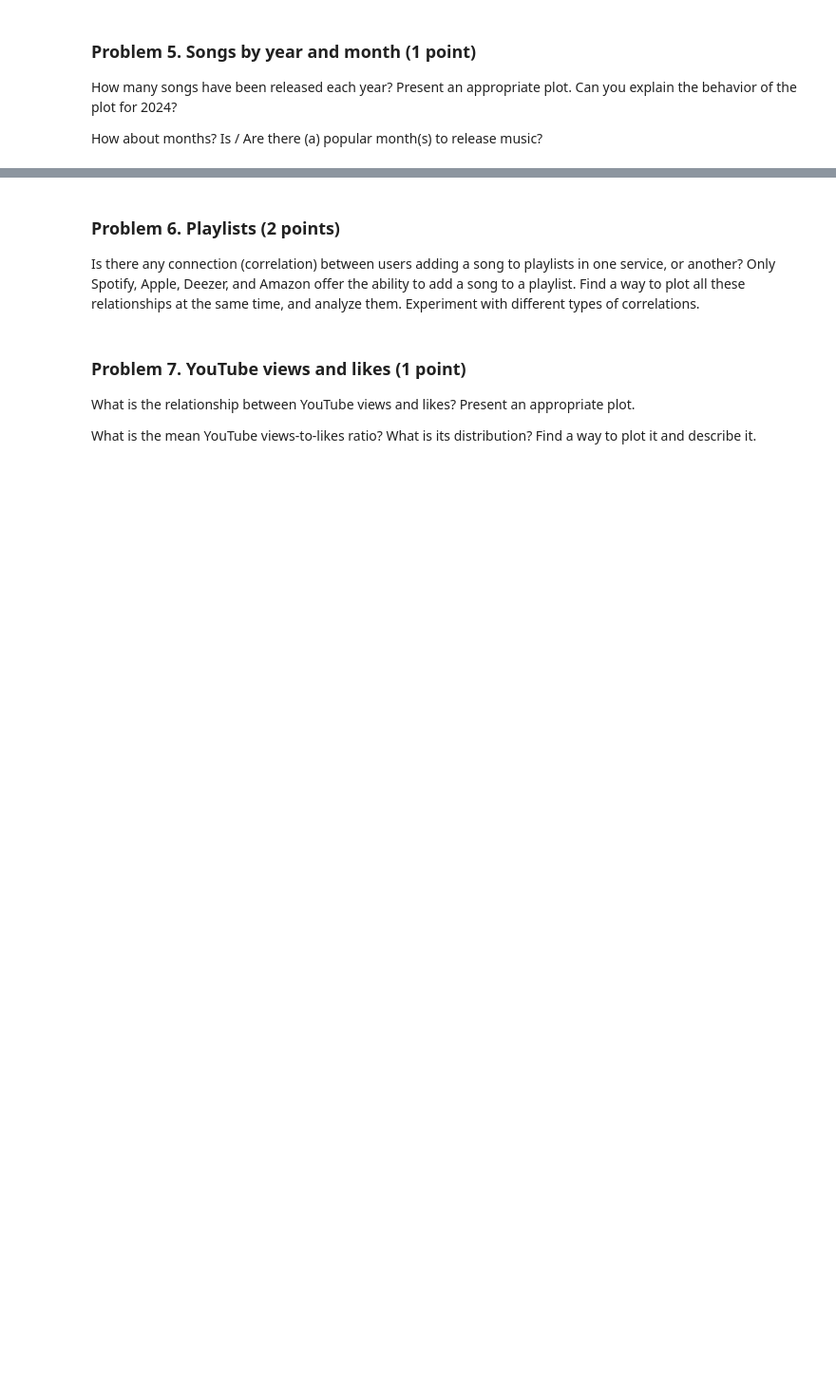
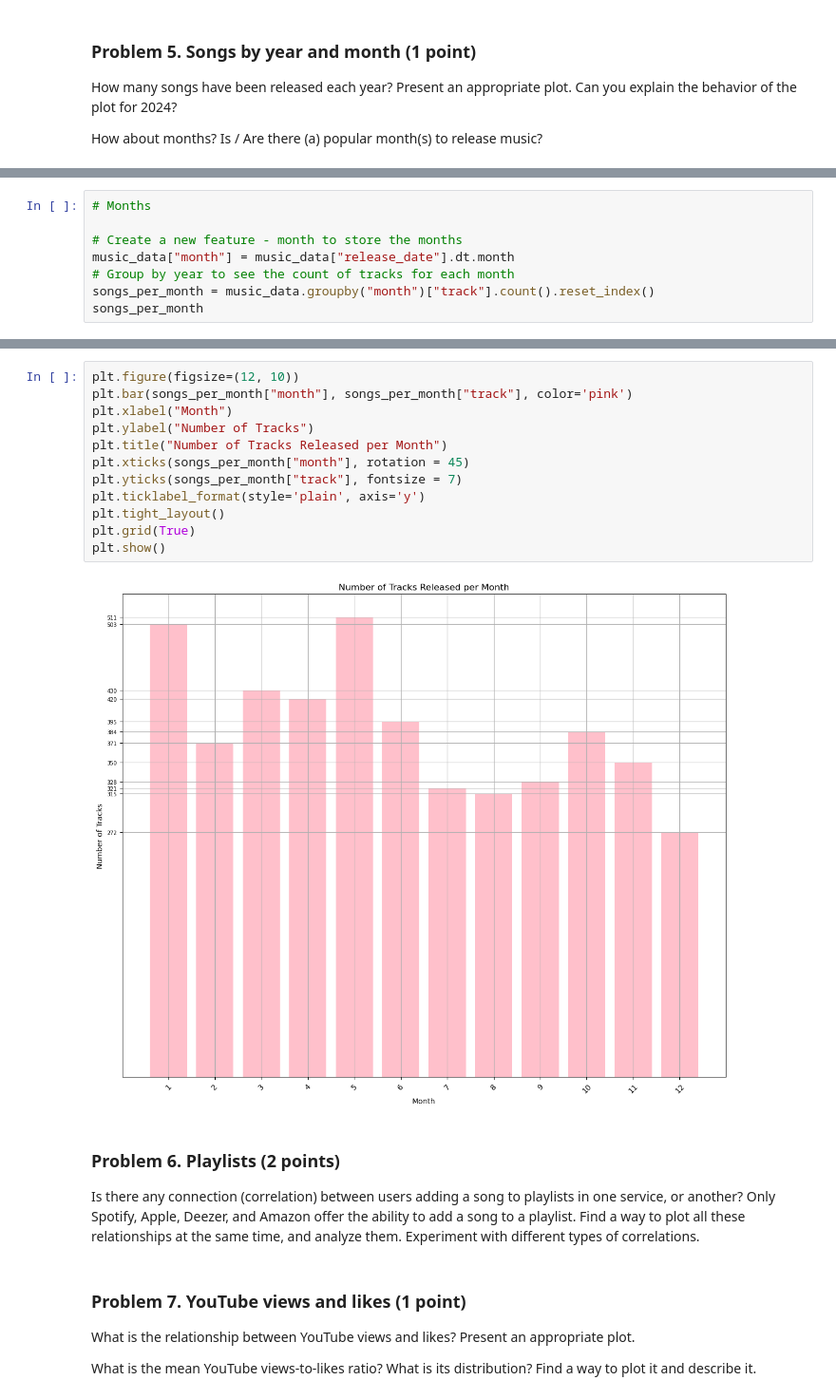
Before and after one commit to AI-Machine-Learning-Upskill-Programme/Data-Science, a Jupyter notebook: Data Science Course/Homeworks/03.Data-Visualization-Exploratory-Data-Analysis-Lab/Data Visualization and EDA Lab.ipynb, the cells around one changed output, grey strips where cells are left out. Shown: that part at 95% size. Cells and saved outputs as stored; diff of their text form; blank space fills up the shorter version.

```diff
--- a/Data Science Course/Homeworks/03.Data-Visualization-Exploratory-Data-Analysis-Lab/Data Visualization and EDA Lab.ipynb
+++ b/Data Science Course/Homeworks/03.Data-Visualization-Exploratory-Data-Analysis-Lab/Data Visualization and EDA Lab.ipynb
@@ -412,0 +454,8 @@ How about months? Is / Are there (a) popular month(s) to release music?
+# %%
+# Months
+
+# Create a new feature - month to store the months
+music_data["month"] = music_data["release_date"].dt.month
+# Group by year to see the count of tracks for each month
+songs_per_month = music_data.groupby("month")["track"].count().reset_index()
+songs_per_month
@@ -413,3 +476,17 @@ How about months? Is / Are there (a) popular month(s) to release music?
+# %%
+plt.figure(figsize=(12, 10))
+plt.bar(songs_per_month["month"], songs_per_month["track"], color='pink')
+plt.xlabel("Month")
+plt.ylabel("Number of Tracks")
+plt.title("Number of Tracks Released per Month")
+plt.xticks(songs_per_month["month"], rotation = 45)
+plt.yticks(songs_per_month["track"], fontsize = 7)
+plt.ticklabel_format(style='plain', axis='y')
+plt.tight_layout()
+plt.grid(True)
+plt.show()
+# %% [output]
+[figure, added]
 # %% [markdown]
 ### Problem 6. Playlists (2 points)
 Is there any connection (correlation) between users adding a song to playlists in one service, or another? Only Spotify, Apple, Deezer, and Amazon offer the ability to add a song to a playlist. Find a way to plot all these relationships at the same time, and analyze them. Experiment with different types of correlations.
```
Also changed, not shown: parts of 24 cells of this notebook, 1 other file.
